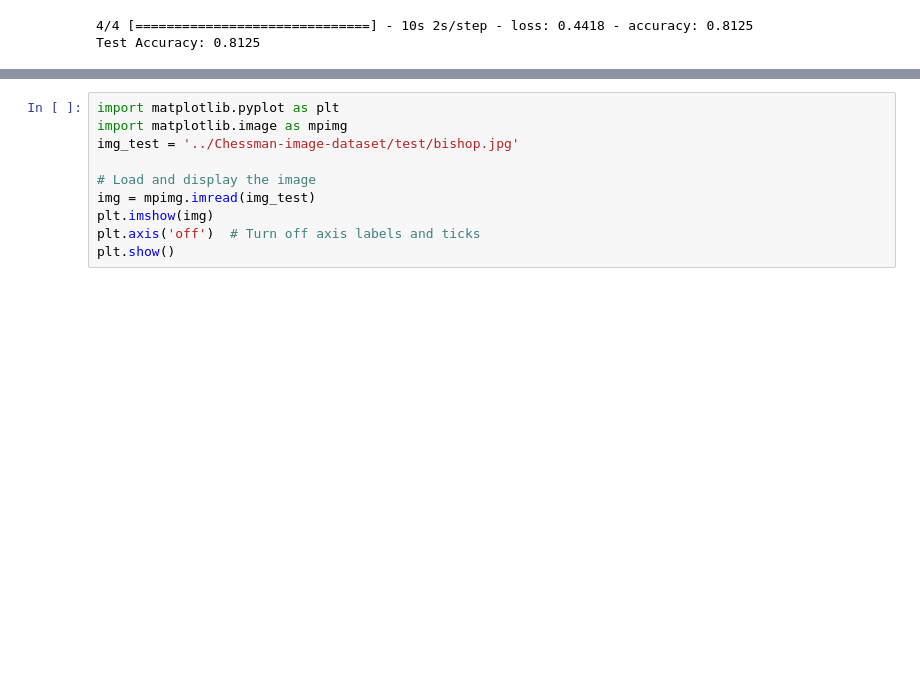
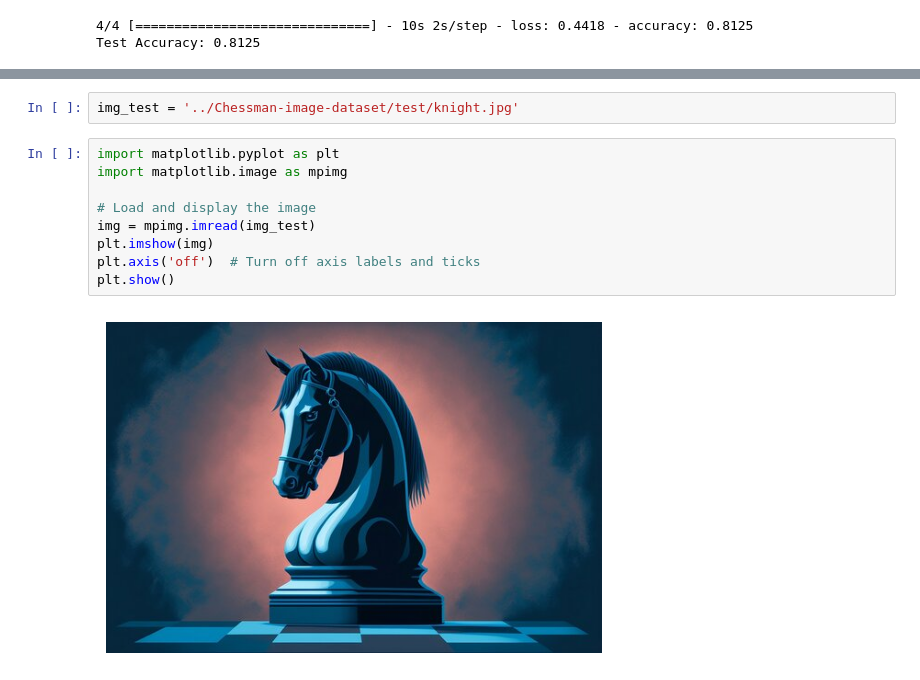
Before and after one commit to RaRdEvA/sipa, a Jupyter notebook: src/chess-pieces-image-classifier.ipynb, the cells around one changed output, grey strips where cells are left out. Drawn from its saved outputs; the diff is of its cells as text; blank space fills up the shorter version.

```diff
--- a/src/chess-pieces-image-classifier.ipynb
+++ b/src/chess-pieces-image-classifier.ipynb
@@ -325,13 +329,16 @@ print("Standard Deviation: {:.2f}".format(std_val_accuracy))
+# %%
+img_test = '../Chessman-image-dataset/test/knight.jpg'
 # %%
 import matplotlib.pyplot as plt
 import matplotlib.image as mpimg
-img_test = '../Chessman-image-dataset/test/bishop.jpg'
 
 # Load and display the image
 img = mpimg.imread(img_test)
 plt.imshow(img)
 plt.axis('off')  # Turn off axis labels and ticks
 plt.show()
+# %% [output]
+[figure, added]
 # %%
 import tensorflow as tf
 from tensorflow.keras.preprocessing import image
```
Also changed, not shown: parts of 3 cells of this notebook, 2 other files.
